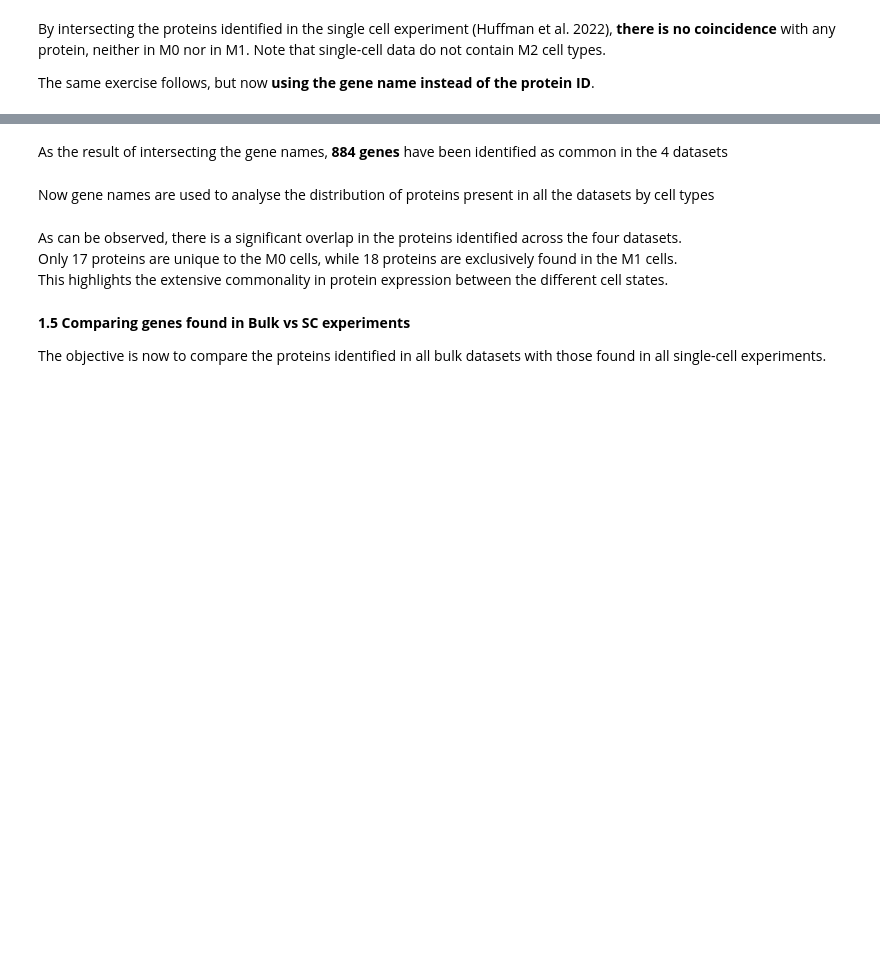
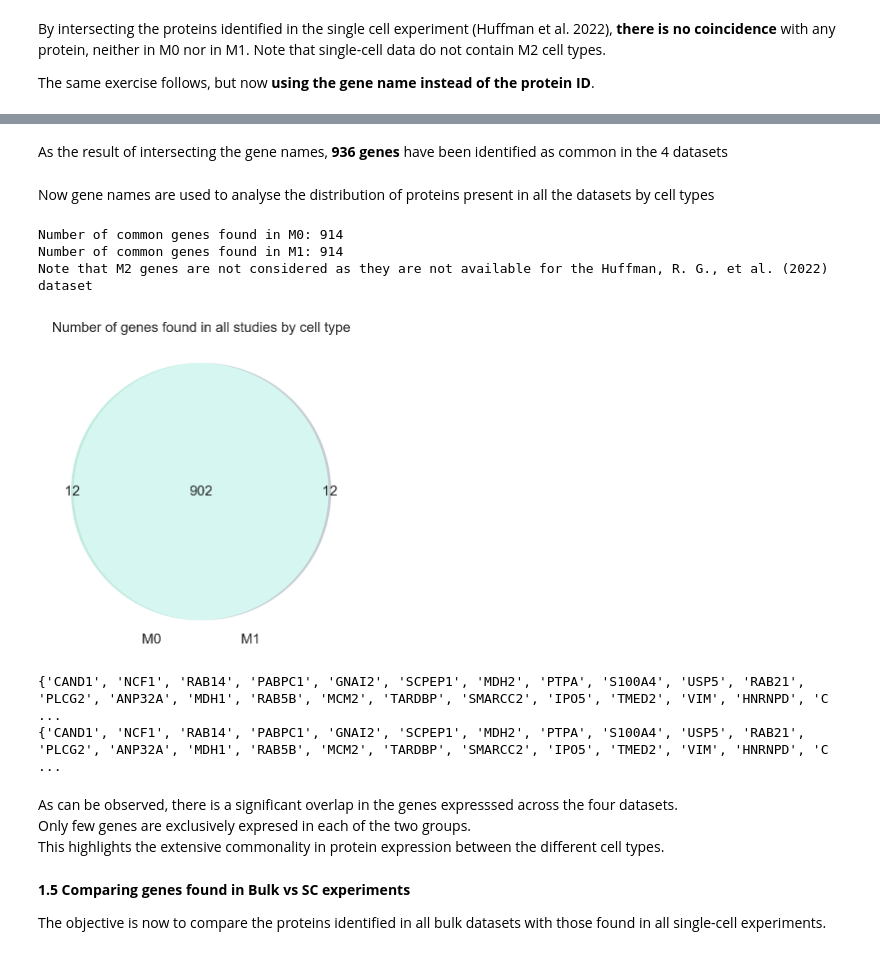
Before and after one commit to powwowath/pyMSpro, a Jupyter notebook: 00_workflow_META-ANALYSIS.ipynb, the cells around one changed output, grey strips where cells are left out. Saved outputs shown, nothing was run; the diff lists cells and outputs as text; code cells hidden in the pictures; blank space fills up the shorter version.

```diff
--- a/00_workflow_META-ANALYSIS.ipynb
+++ b/00_workflow_META-ANALYSIS.ipynb
@@ -937,5 +1049,5 @@ print("Number of common genes found in all datasets:", len(common_genes))
 # %% [markdown]
-As the result of intersecting the gene names, **884 genes** have been identified as common in the 4 datasets
+As the result of intersecting the gene names, **936 genes** have been identified as common in the 4 datasets
 # %% [markdown]
 Now gene names are used to analyse the distribution of proteins present in all the datasets by cell types
 # %%
@@ -951,37 +1063,43 @@ exp3_genesM0 = df_2021_pengfei[df_2021_pengfei["Abundances (Grouped): M0"] > 0][
 exp3_genesM1 = df_2021_pengfei[df_2021_pengfei["Abundances (Grouped): M1"] > 0]["Gene"]
 exp3_genesM2 = df_2021_pengfei[df_2021_pengfei["Abundances (Grouped): M2"] > 0]["Gene"]
 
-exp4_genesM0 = df_huffman_adata.var[df_huffman_adata.var["Gene"].isin(common_genes)]["Gene"]
-exp4_genesM1 = df_huffman_adata.var[df_huffman_adata.var["Gene"].isin(common_genes)]["Gene"]
+exp4_genes = df_huffman_adata.var["Gene"]
 # %%
 from matplotlib_venn import venn2
 
-commonM0_genes = set(exp1_genesM0).intersection(set(exp2_genesM0)).intersection(set(exp3_genesM0)).intersection(set(exp4_genesM0))
-commonM1_genes = set(exp1_genesM1).intersection(set(exp2_genesM1)).intersection(set(exp3_genesM1)).intersection(set(exp4_genesM1))
-#commonM2_genes = set(exp1_genesM2).intersection(set(exp2_genesM2)).intersection(set(exp3_genesM2))
+commonM0_genes = set(exp1_genesM0).intersection(set(exp2_genesM0)).intersection(set(exp3_genesM0)).intersection(set(exp4_genes))
+commonM1_genes = set(exp1_genesM1).intersection(set(exp2_genesM1)).intersection(set(exp3_genesM1)).intersection(set(exp4_genes))
 
 print("Number of common genes found in M0:", len(commonM0_genes))
 print("Number of common genes found in M1:", len(commonM1_genes))
-#print("Number of common genes found in M2:", len(commonM2_genes))
-
-print("\nNote that M2 genes are not considered as they are not available for the Huffman, R. G., et al. (2022) dataset")
+print("Note that M2 genes are not considered as they are not available for the Huffman, R. G., et al. (2022) dataset")
 
 # Venn diagram for the common genes
 venn = venn2([commonM0_genes, commonM1_genes], set_labels=('M0          ', '          M1'), set_colors=('mediumaquamarine', 'slategrey'))
 plt.title("Number of genes found in all studies by cell type")
 
 for label in venn.set_labels:
     if label is not None:
         label.set_fontsize(10)
 
 for label in venn.subset_labels:
     if label is not None:
         label.set_fontsize(10)
 plt.show()
+
+print(commonM0_genes)
+print(commonM1_genes)
+# %% [output]
+Number of common genes found in M0: 914
+Number of common genes found in M1: 914
+Note that M2 genes are not considered as they are not available for the Huffman, R. G., et al. (2022) dataset
+[figure, added]
+{'CAND1', 'NCF1', 'RAB14', 'PABPC1', 'GNAI2', 'SCPEP1', 'MDH2', 'PTPA', 'S100A4', 'USP5', 'RAB21', 'PLCG2', 'ANP32A', 'MDH1', 'RAB5B', 'MCM2', 'TARDBP', 'SMARCC2', 'IPO5', 'TMED2', 'VIM', 'HNRNPD', 'C ...
+{'CAND1', 'NCF1', 'RAB14', 'PABPC1', 'GNAI2', 'SCPEP1', 'MDH2', 'PTPA', 'S100A4', 'USP5', 'RAB21', 'PLCG2', 'ANP32A', 'MDH1', 'RAB5B', 'MCM2', 'TARDBP', 'SMARCC2', 'IPO5', 'TMED2', 'VIM', 'HNRNPD', 'C ...
 # %% [markdown]
-As can be observed, there is a significant overlap in the proteins identified across the four datasets.<br>
-Only 17 proteins are unique to the M0 cells, while 18 proteins are exclusively found in the M1 cells.<br>
-This highlights the extensive commonality in protein expression between the different cell states.
+As can be observed, there is a significant overlap in the genes expresssed across the four datasets.<br>
+Only few genes are exclusively expresed in each of the two groups.<br>
+This highlights the extensive commonality in protein expression between the different cell types.
 # %% [markdown]
 **1.5 Comparing genes found in Bulk vs SC experiments**
 
```
Also changed, not shown: parts of 39 cells of this notebook.
